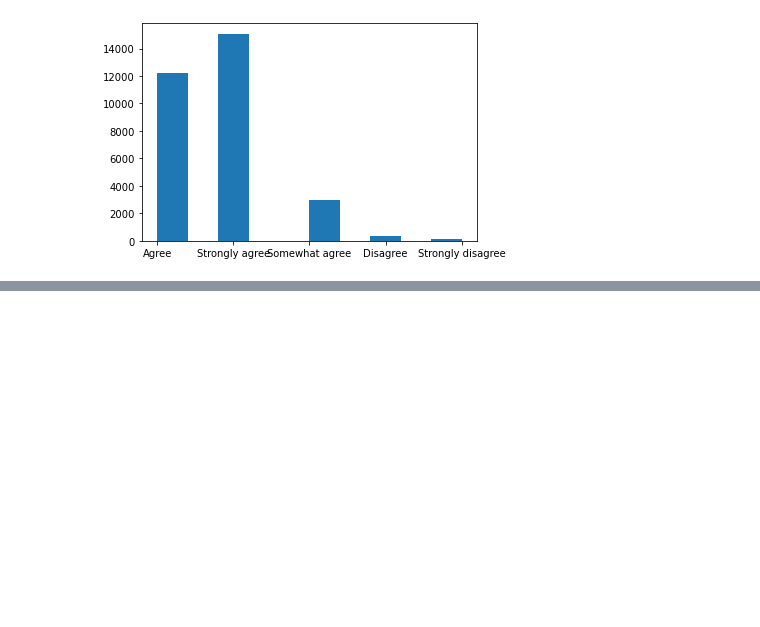
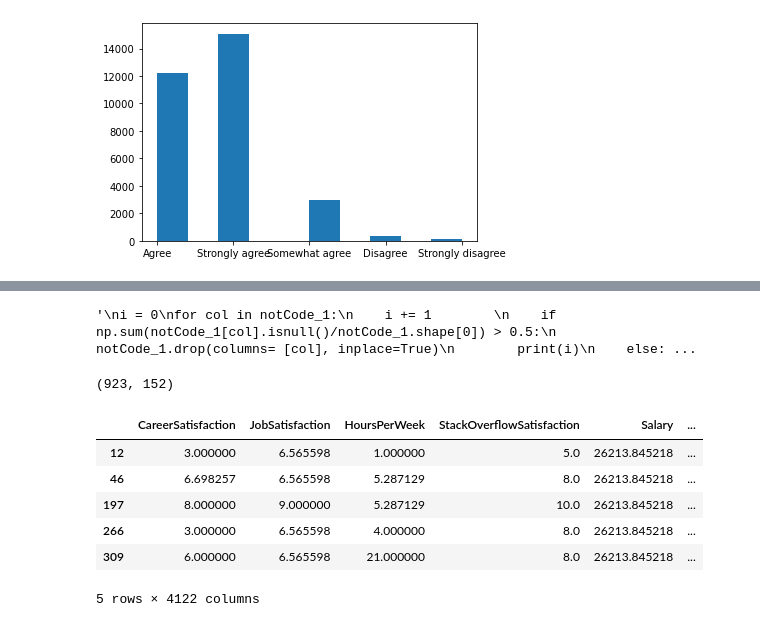
Before and after one commit to DataHill82467/ex_coder_analysis, a Jupyter notebook: ex_coder_analysis.ipynb, the cells around one changed output, grey strips where cells are left out. Saved outputs shown, nothing was run; the diff lists cells and outputs as text; code cells hidden in the pictures; blank space fills up the shorter version.

```diff
--- a/ex_coder_analysis.ipynb
+++ b/ex_coder_analysis.ipynb
@@ -152,0 +170,5 @@ import seaborn as sns
+# %%
+# fill missing values in numeric columns with mean
+num_notCode_1 = notCode_1.select_dtypes(include=['float', 'int']).columns
+for col in num_notCode_1:
+    notCode_1[col].fillna((notCode_1[col].mean()), inplace=True)
@@ -152,0 +186,18 @@ import seaborn as sns
+# %%
+# drop rows with more than half of the values missing
+'''
+i = 0
+for col in notCode_1:
+    i += 1
+    if np.sum(notCode_1[col].isnull()/notCode_1.shape[0]) > 0.5:
+        notCode_1.drop(columns= [col], inplace=True)
+        print(i)
+    else:
+        continue
+'''
+# %% [output]
+'\ni = 0\nfor col in notCode_1:\n    i += 1        \n    if np.sum(notCode_1[col].isnull()/notCode_1.shape[0]) > 0.5:\n        notCode_1.drop(columns= [col], inplace=True)\n        print(i)\n    else: ...
+# %%
+notCode_1.shape
+# %% [output]
+(923, 152)
@@ -152,0 +206,8 @@ import seaborn as sns
+# %%
+# Create dummy variables
+# Subset dataframe to only cat variables
+cat_notCode_1 = notCode_1.select_dtypes(include=['object'])
+cat_notCode_1.shape
+
+# pull a list of the columns names of the categorial variables
+cat_cols_lst = cat_notCode_1.columns
@@ -152,0 +223,11 @@ import seaborn as sns
+# %%
+notCode_1_new = create_dummy_df(notCode_1, cat_cols_lst, dummy_na=False)
+notCode_1_new.head()
+# %% [output]
+|  | CareerSatisfaction | JobSatisfaction | HoursPerWeek | StackOverflowSatisfaction | Salary | ... |
+| 12 | 3.000000 | 6.565598 | 1.000000 | 5.0 | 26213.845218 | ... |
+| 46 | 6.698257 | 6.565598 | 5.287129 | 8.0 | 26213.845218 | ... |
+| 197 | 8.000000 | 9.000000 | 5.287129 | 10.0 | 26213.845218 | ... |
+| 266 | 3.000000 | 6.565598 | 4.000000 | 8.0 | 26213.845218 | ... |
+| 309 | 6.000000 | 6.565598 | 21.000000 | 8.0 | 26213.845218 | ... |
+5 rows × 4122 columns
```
Also changed, not shown: parts of 18 cells of this notebook.
